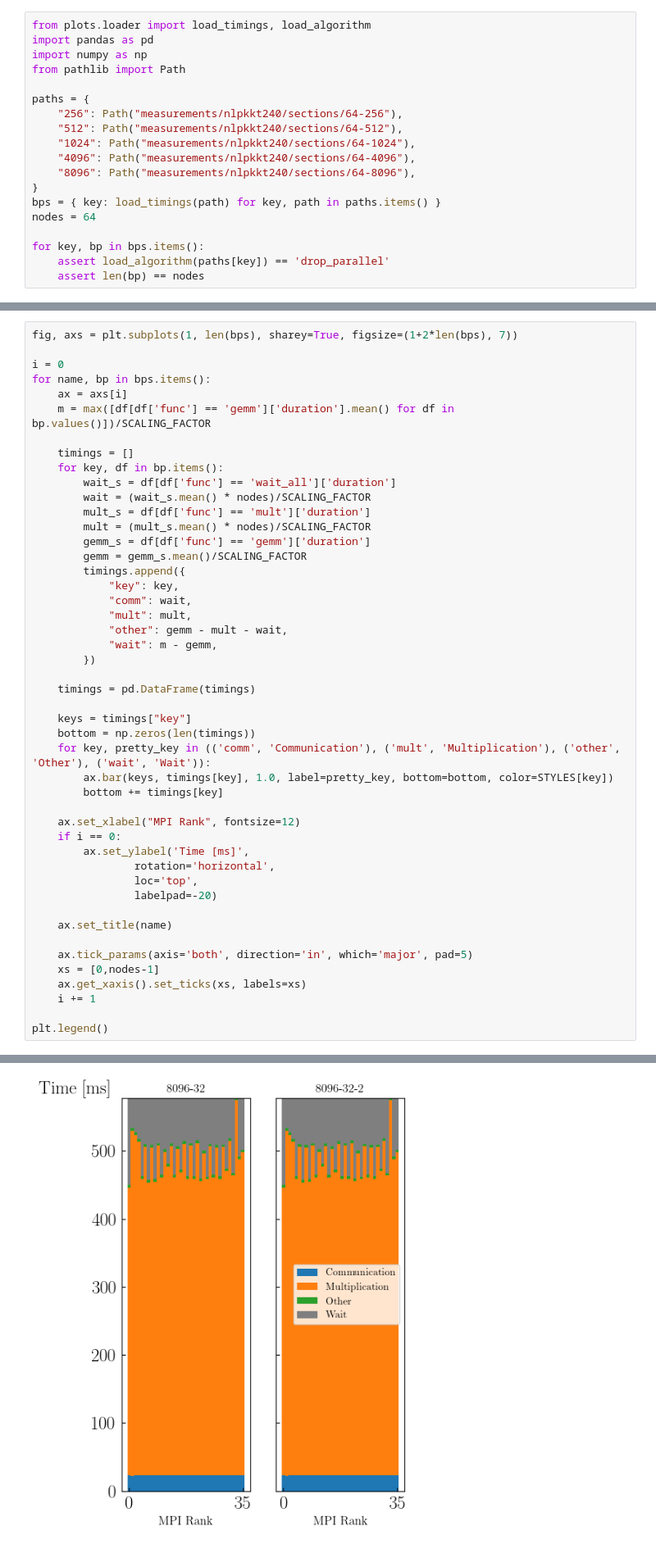
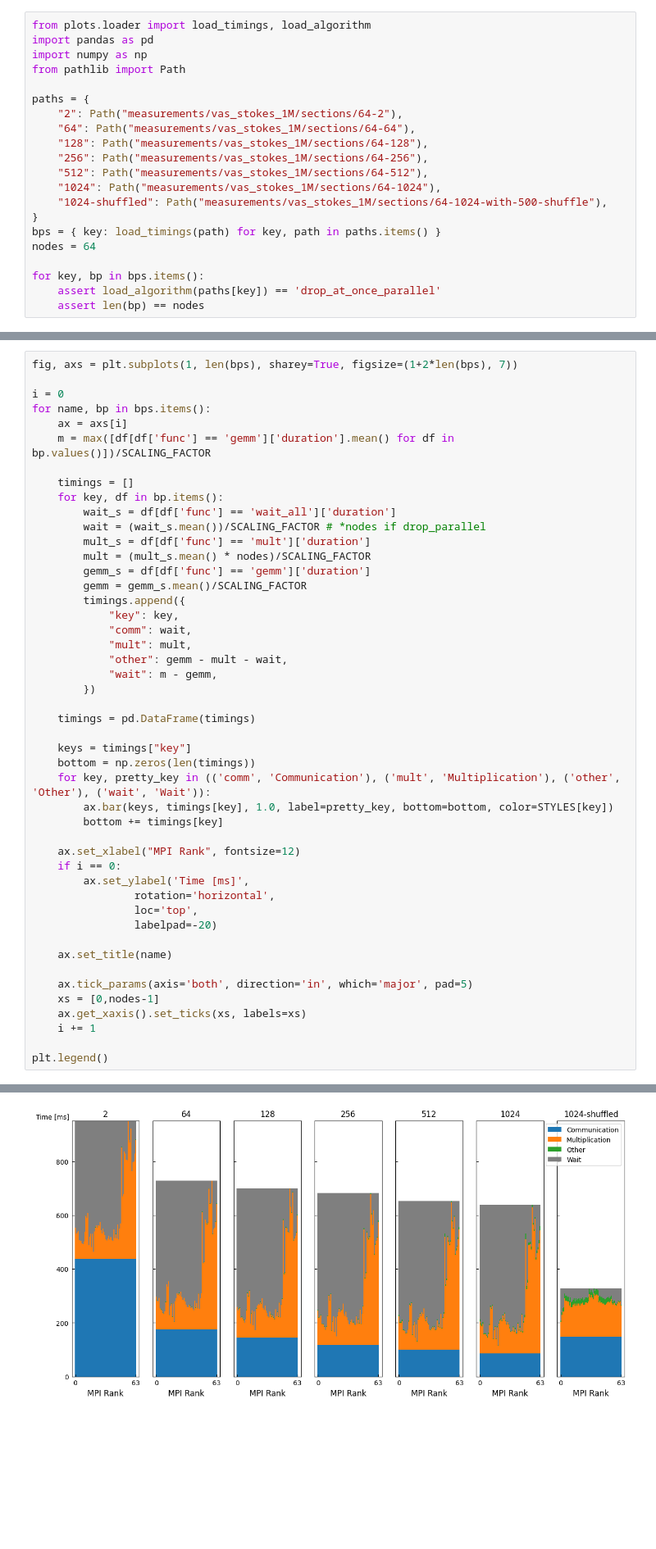
Before and after one commit to sven-weber/spgemm, a Jupyter notebook: plots/sections.ipynb, the cells around one changed output, grey strips where cells are left out. Shown at 82% size. Drawn from its saved outputs; the diff is of its cells as text; blank space fills up the shorter version.

Commit message:
updated scalability data and plot

```diff
--- a/plots/sections.ipynb
+++ b/plots/sections.ipynb
@@ -5,17 +5,19 @@ import numpy as np
 from pathlib import Path
 
 paths = {
-    "256": Path("measurements/nlpkkt240/sections/64-256"),
-    "512": Path("measurements/nlpkkt240/sections/64-512"),
-    "1024": Path("measurements/nlpkkt240/sections/64-1024"),
-    "4096": Path("measurements/nlpkkt240/sections/64-4096"),
-    "8096": Path("measurements/nlpkkt240/sections/64-8096"),
+    "2": Path("measurements/vas_stokes_1M/sections/64-2"),
+    "64": Path("measurements/vas_stokes_1M/sections/64-64"),
+    "128": Path("measurements/vas_stokes_1M/sections/64-128"),
+    "256": Path("measurements/vas_stokes_1M/sections/64-256"),
+    "512": Path("measurements/vas_stokes_1M/sections/64-512"),
+    "1024": Path("measurements/vas_stokes_1M/sections/64-1024"),
+    "1024-shuffled": Path("measurements/vas_stokes_1M/sections/64-1024-with-500-shuffle"),
 }
 bps = { key: load_timings(path) for key, path in paths.items() }
 nodes = 64
 
 for key, bp in bps.items():
-    assert load_algorithm(paths[key]) == 'drop_parallel'
+    assert load_algorithm(paths[key]) == 'drop_at_once_parallel'
     assert len(bp) == nodes
 # %%
 import matplotlib.pyplot as plt
@@ -46,7 +48,7 @@ for name, bp in bps.items():
     timings = []
     for key, df in bp.items():
         wait_s = df[df['func'] == 'wait_all']['duration']
-        wait = (wait_s.mean() * nodes)/SCALING_FACTOR
+        wait = (wait_s.mean())/SCALING_FACTOR # *nodes if drop_parallel
         mult_s = df[df['func'] == 'mult']['duration']
         mult = (mult_s.mean() * nodes)/SCALING_FACTOR
         gemm_s = df[df['func'] == 'gemm']['duration']
@@ -57,31 +59,31 @@ for name, bp in bps.items():
             "mult": mult,
             "other": gemm - mult - wait,
             "wait": m - gemm,
         })
 
     timings = pd.DataFrame(timings)
 
     keys = timings["key"]
     bottom = np.zeros(len(timings))
     for key, pretty_key in (('comm', 'Communication'), ('mult', 'Multiplication'), ('other', 'Other'), ('wait', 'Wait')):
         ax.bar(keys, timings[key], 1.0, label=pretty_key, bottom=bottom, color=STYLES[key])
         bottom += timings[key]
 
     ax.set_xlabel("MPI Rank", fontsize=12)
     if i == 0:
         ax.set_ylabel('Time [ms]',
                 rotation='horizontal',
                 loc='top',
                 labelpad=-20)
 
     ax.set_title(name)
 
     ax.tick_params(axis='both', direction='in', which='major', pad=5)
     xs = [0,nodes-1]
     ax.get_xaxis().set_ticks(xs, labels=xs)
     i += 1
 
 plt.legend()
 # %% [output]
 <matplotlib.legend.Legend at 0x...>
-[figure, old version]
+[figure, new version]
```
Also changed, not shown: 2 other files.
